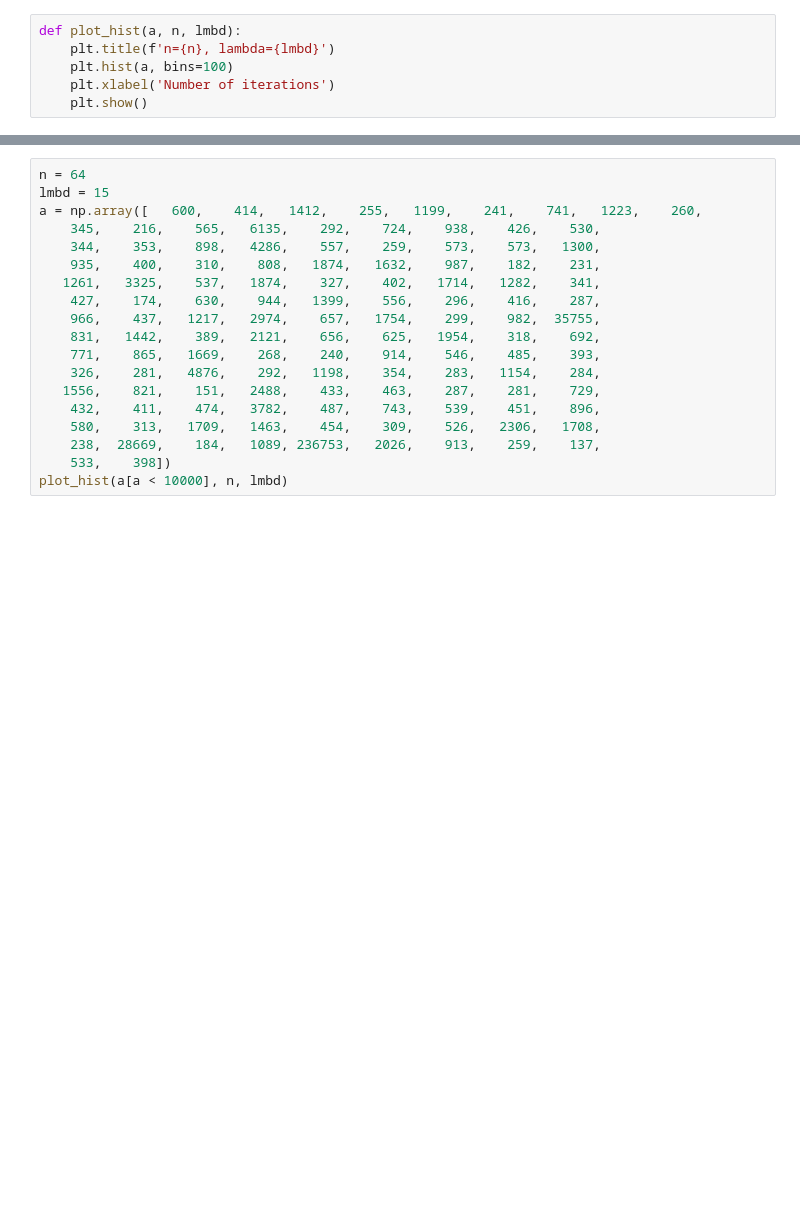
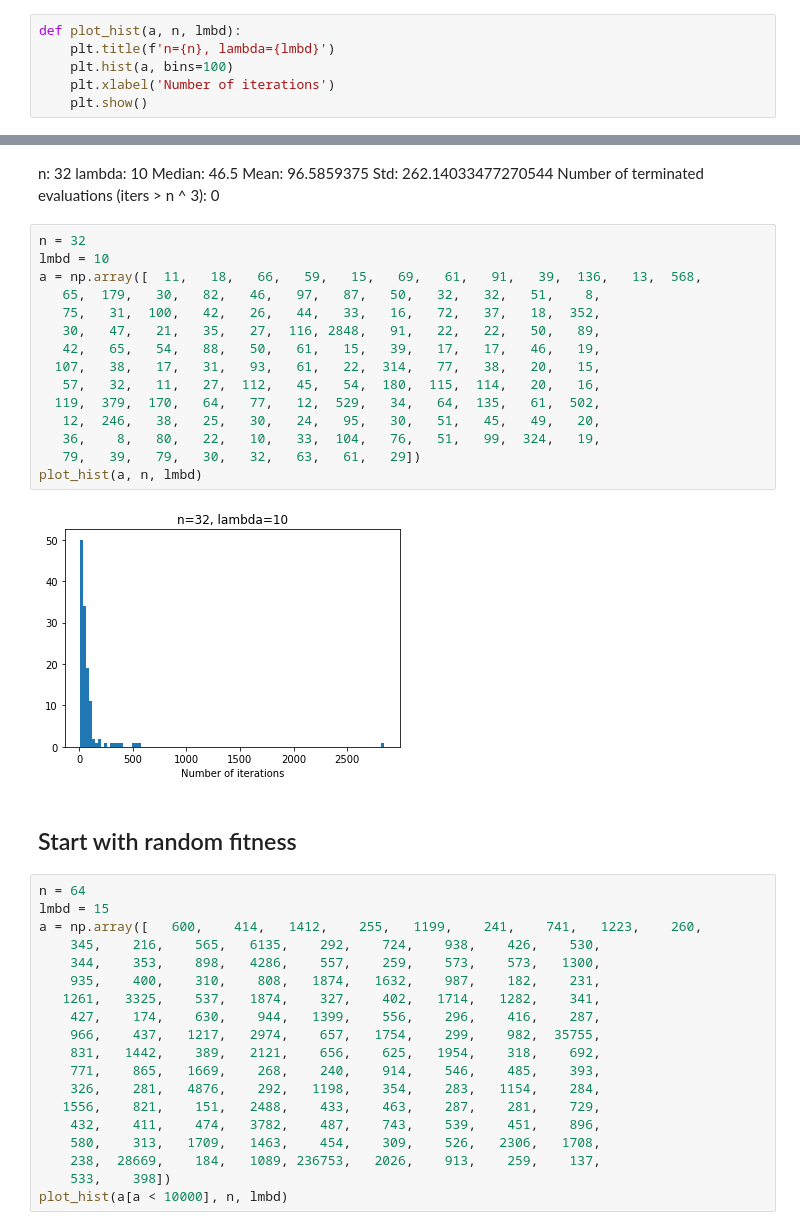
Before and after one commit to sashapff/ollga-noise, a Jupyter notebook: notebook.ipynb, the cells around one changed output, grey strips where cells are left out. Drawn from its saved outputs; the diff is of its cells as text; blank space fills up the shorter version.

```diff
--- a/notebook.ipynb
+++ b/notebook.ipynb
@@ -10,3 +36,29 @@ def plot_hist(a, n, lmbd):
+# %% [markdown]
+n: 32
+lambda: 10
+Median: 46.5
+Mean: 96.5859375
+Std: 262.14033477270544
+Number of terminated evaluations (iters > n ^ 3): 0
+# %%
+n = 32
+lmbd = 10
+a = np.array([  11,   18,   66,   59,   15,   69,   61,   91,   39,  136,   13,  568,
+   65,  179,   30,   82,   46,   97,   87,   50,   32,   32,   51,    8,
+   75,   31,  100,   42,   26,   44,   33,   16,   72,   37,   18,  352,
+   30,   47,   21,   35,   27,  116, 2848,   91,   22,   22,   50,   89,
+   42,   65,   54,   88,   50,   61,   15,   39,   17,   17,   46,   19,
+  107,   38,   17,   31,   93,   61,   22,  314,   77,   38,   20,   15,
+   57,   32,   11,   27,  112,   45,   54,  180,  115,  114,   20,   16,
+  119,  379,  170,   64,   77,   12,  529,   34,   64,  135,   61,  502,
+   12,  246,   38,   25,   30,   24,   95,   30,   51,   45,   49,   20,
+   36,    8,   80,   22,   10,   33,  104,   76,   51,   99,  324,   19,
+   79,   39,   79,   30,   32,   63,   61,   29])
+plot_hist(a, n, lmbd)
+# %% [output]
+[figure, added]
+# %% [markdown]
+## Start with random fitness
 # %%
 n = 64
 lmbd = 15
```
Also changed, not shown: parts of 3 cells of this notebook, 2 other files.
